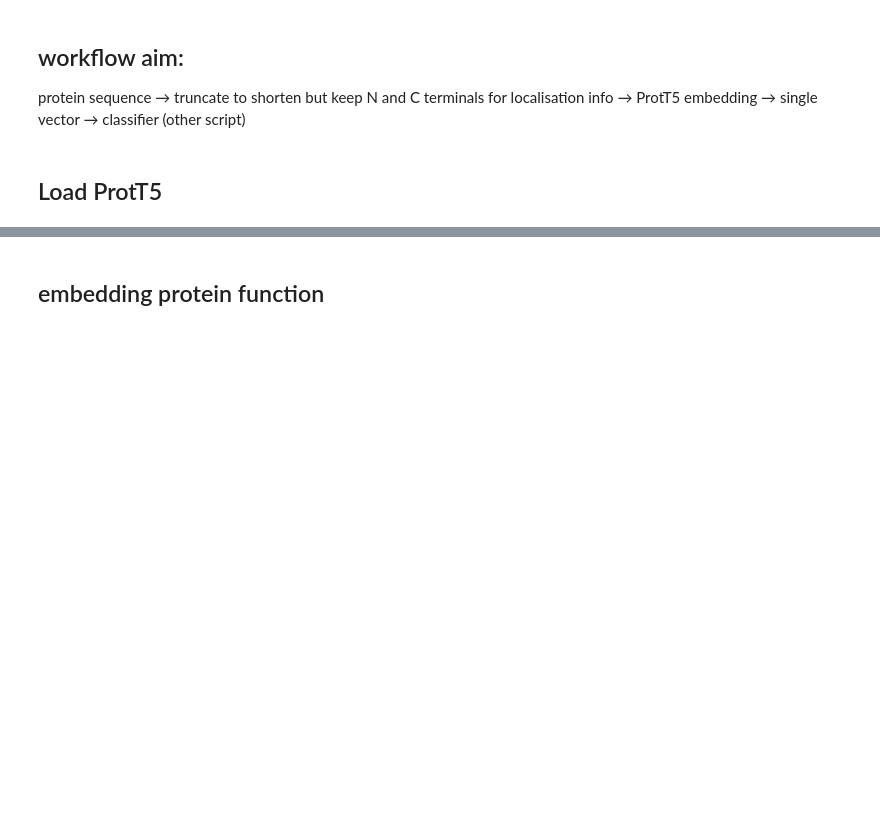
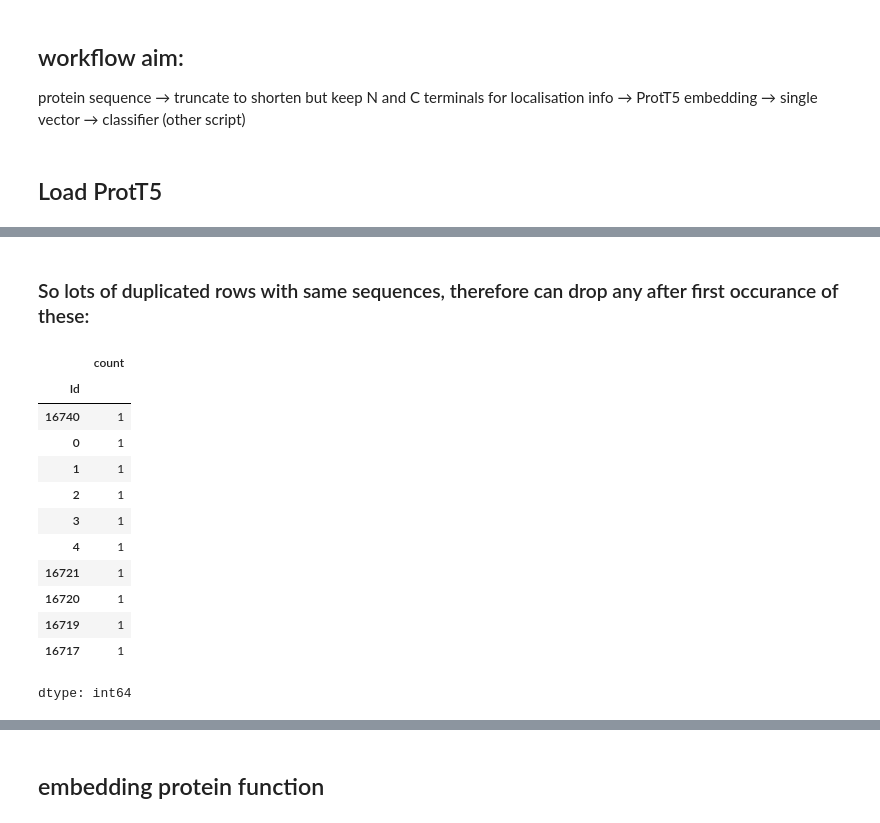
Before and after one commit to archiebenn/BIOLM0050_kaggle, a Jupyter notebook: protein_embedding_classifier.ipynb, the cells around one changed output, grey strips where cells are left out. Drawn from its saved outputs; the diff is of its cells as text; code cells hidden in the pictures; blank space fills up the shorter version.

```diff
--- a/protein_embedding_classifier.ipynb
+++ b/protein_embedding_classifier.ipynb
@@ -98,3 +114,25 @@ df_seq_id.head()
+# %% [markdown]
+### So lots of duplicated rows with same sequences, therefore can drop any after first occurance of these:
+# %%
+# remove any occurance of same Id after first
+df_seq_id = df_seq_id.drop_duplicates(subset="Id", keep="first")
+
+# sanity check for any duplicate ids:
+df_seq_id["Id"].value_counts().head(10)
+# %% [output]
+|  | count |
+| Id |  |
+| 16740 | 1 |
+| 0 | 1 |
+| 1 | 1 |
+| 2 | 1 |
+| 3 | 1 |
+| 4 | 1 |
+| 16721 | 1 |
+| 16720 | 1 |
+| 16719 | 1 |
+| 16717 | 1 |
+dtype: int64
 # %%
 # testing for longest sequence in train.csv:
 # Compute string lengths
```
Also changed, not shown: parts of 11 cells of this notebook.
